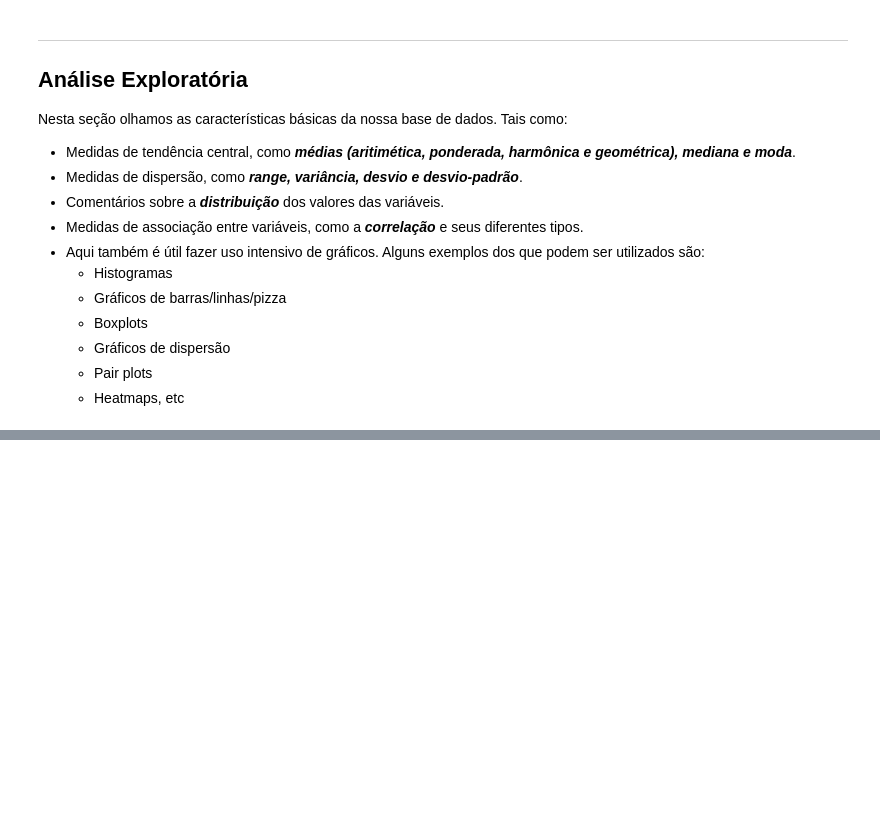
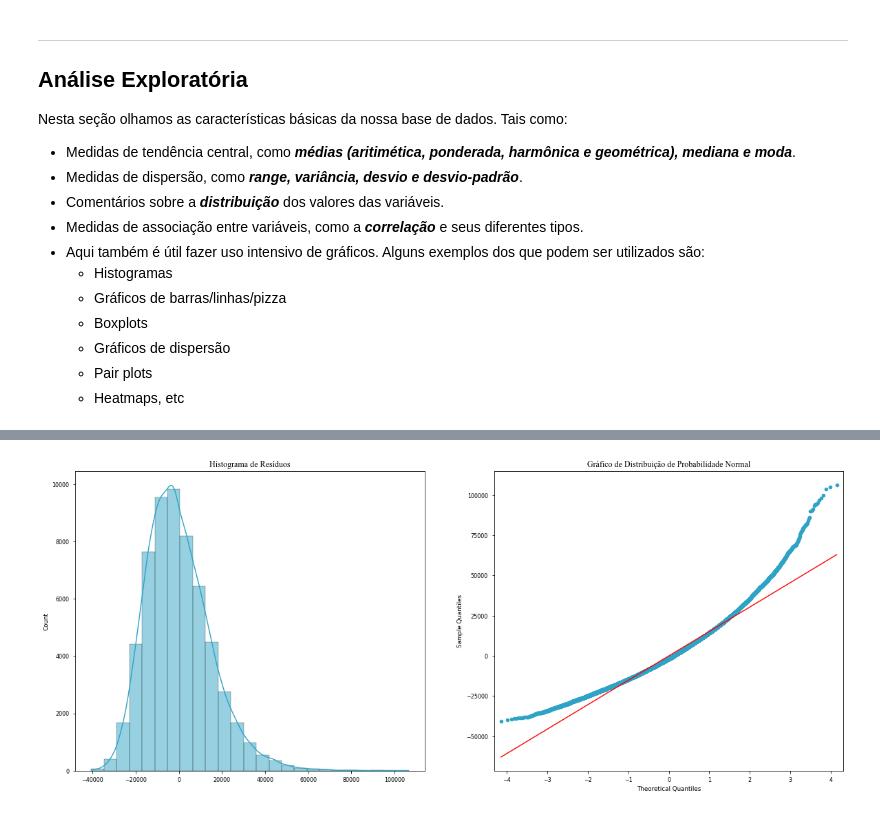
Before and after one commit to baldoinov/econometria-i, a Jupyter notebook: ex_empirico_02.ipynb, the cells around one changed output, grey strips where cells are left out. Saved outputs shown, nothing was run; the diff lists cells and outputs as text; code cells hidden in the pictures; blank space fills up the shorter version.

```diff
--- a/ex_empirico_02.ipynb
+++ b/ex_empirico_02.ipynb
@@ -7,8 +7,9 @@ import statsmodels.api as sm
 import matplotlib.pyplot as plt
 import seaborn as sns
 
-sns.set_palette('crest')
+sns.set_palette(sns.dark_palette("#2EA3C5", reverse=True, n_colors=8))
 plt.style.use(['seaborn-paper'])
+pd.set_option('display.max_columns', 50)
 # %% [markdown]
 > A questão de interesse é verificar se maus hábitos (consumo de refrigerante, horas passadas na frente da televisão e quantidade de cigarros fumada) explicam o peso dos indivíduos. Para tanto vocês terão à disposição a base da Pesquisa Nacional de Saúde (PNS) de 2013, elaborada pelo IBGE.
 >
@@ -286,0 +257,11 @@ Nesta seção, iremos verificar se os parâmetros estimados na regressão são s
+# %%
+df_reg1 = df[['w00103', 'p020', 'p045', 'p05402']].__deepcopy__()
+
+X = df_reg1[['p020', 'p045', 'p05402']]
+X = sm.add_constant(X)
+
+Y = df_reg1['w00103']
+
+model_01 = sm.OLS(Y, X, missing='drop')
+results_01 = model_01.fit()
+print(results_01.summary())
@@ -286,0 +286,24 @@ Nesta seção, iremos verificar se os parâmetros estimados na regressão são s
+# %%
+# https://stackoverflow.com/questions/10388462/matplotlib-different-size-subplots
+# https://matplotlib.org/3.5.0/tutorials/text/annotations.html
+# https://matplotlib.org/3.5.0/tutorials/text/text_intro.html
+
+# https://stackoverflow.com/questions/42435446/how-to-put-text-outside-python-plots -> Escrever a sua resposta
+
+u_1 = results_01.resid
+
+fig, axes = plt.subplots(1, 2, figsize=(20, 8))
+
+# Histograma de Residuos
+sns.histplot(x=u_1, bins=25, kde=True, ax=axes[0])
+axes[0].set_title('Histograma de Resíduos', {'fontname':'Times New Roman', 'fontsize': 12})
+
+# Grafico de Distribuição de Probabilidade Normal
+import statsmodels.graphics.gofplots as gm
+pnorm = gm.ProbPlot(u_1).qqplot(line='s', ax=axes[1])
+axes[1].set_title('Gráfico de Distribuição de Probabilidade Normal', {'fontname':'Times New Roman', 'fontsize': 12})
+
+
+plt.show()
+# %% [output]
+[figure, added]
```
Also changed, not shown: parts of 36 cells of this notebook.
